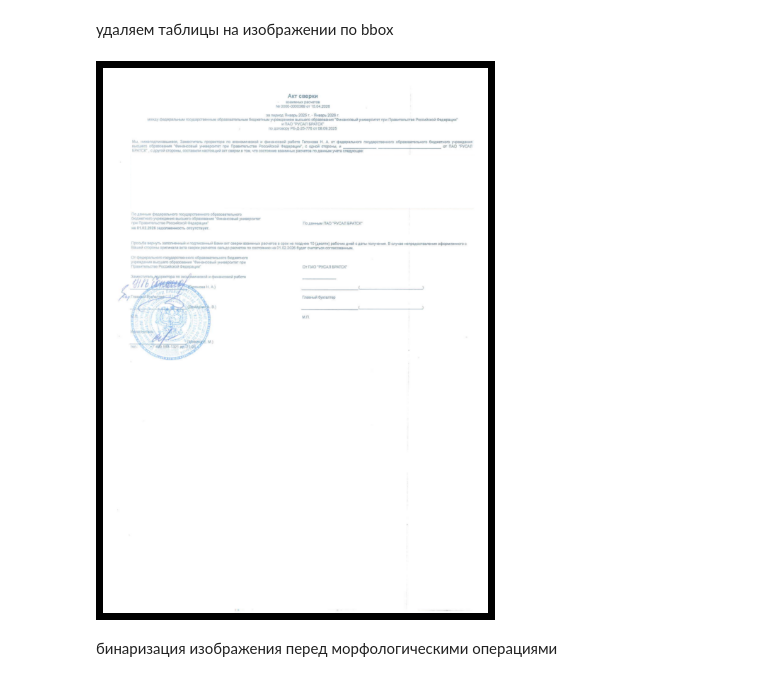
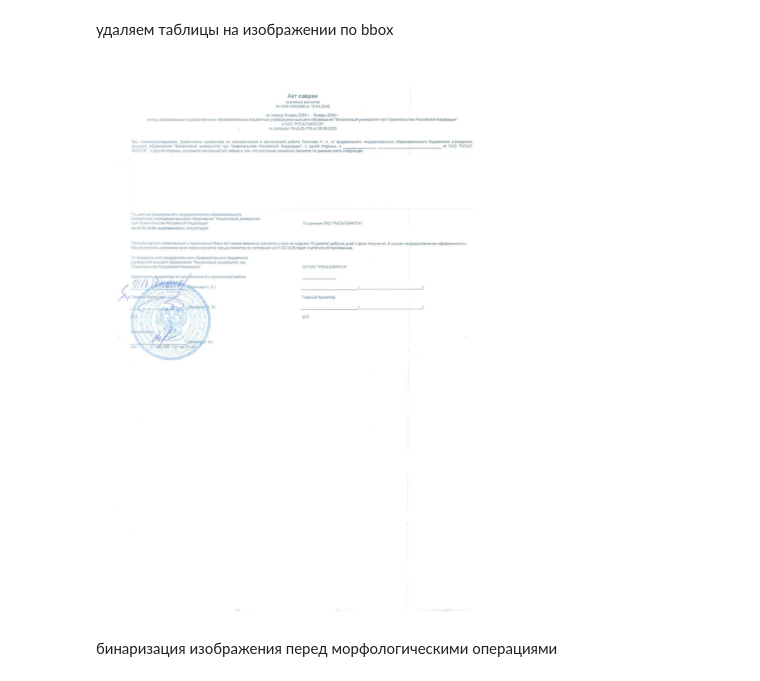
Before and after one commit to SergeyKrasnoslobodtsev/recon_vision, a Jupyter notebook: notebooks/test_detect_paragrap.ipynb, the cells around one changed output. Saved outputs shown, nothing was run; the diff lists cells and outputs as text; code cells hidden in the pictures.

```diff
--- a/notebooks/test_detect_paragrap.ipynb
+++ b/notebooks/test_detect_paragrap.ipynb
@@ -30,5 +30,5 @@ for i, file in enumerate(files):
 # %%
-IDX_FILE = 23
+IDX_FILE = 26
 NUM_PAGE = 0
 # %%
 file = files[IDX_FILE]
@@ -82,16 +82,16 @@ print(median_row_height)
 # %%
 import matplotlib.pyplot as plt
 
 preprocessor = builder.paragraph_detector._preprocessor
 table_bboxes = [t.bbox for t in tables]
-masked = preprocessor._mask_tables(img, table_bboxes)
+masked = preprocessor._mask_tables(aligned_image, table_bboxes)
 
 plt.figure(figsize=(10, 10))
 plt.imshow(masked)
 plt.axis("off")
 plt.show()
 # %% [output]
-[figure, old version]
+[figure, new version]
 # %% [markdown]
 бинаризация изображения перед морфологическими операциями
 # %%
```
Also changed, not shown: parts of 8 cells of this notebook, 16 other files.
